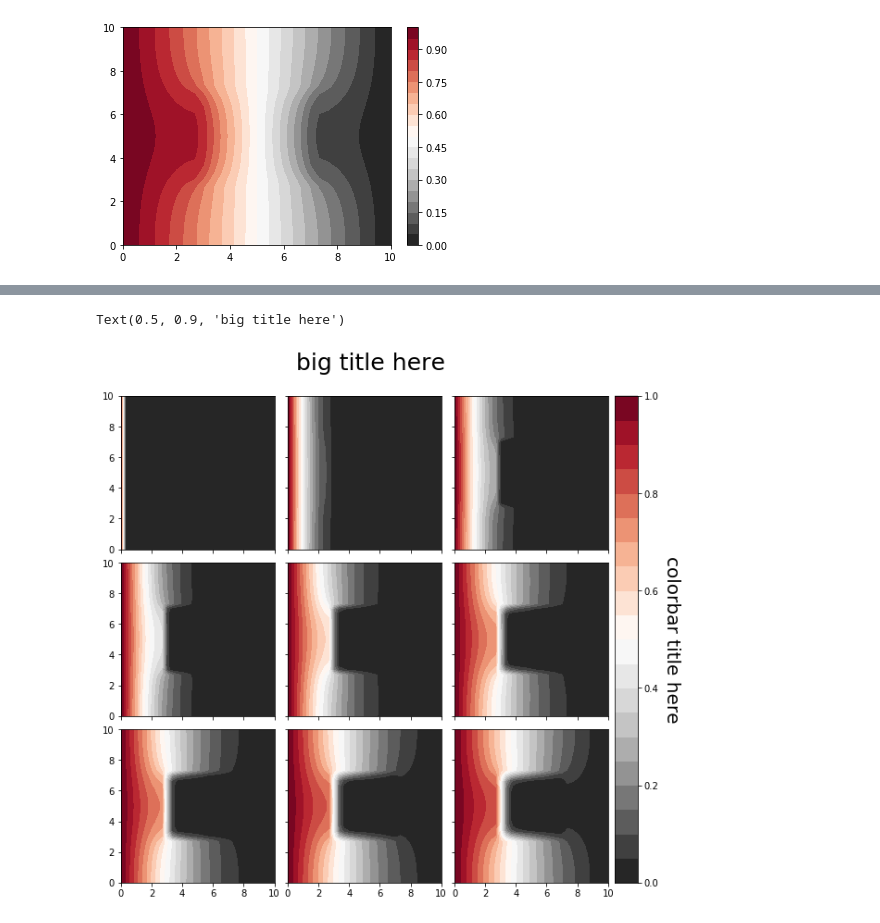
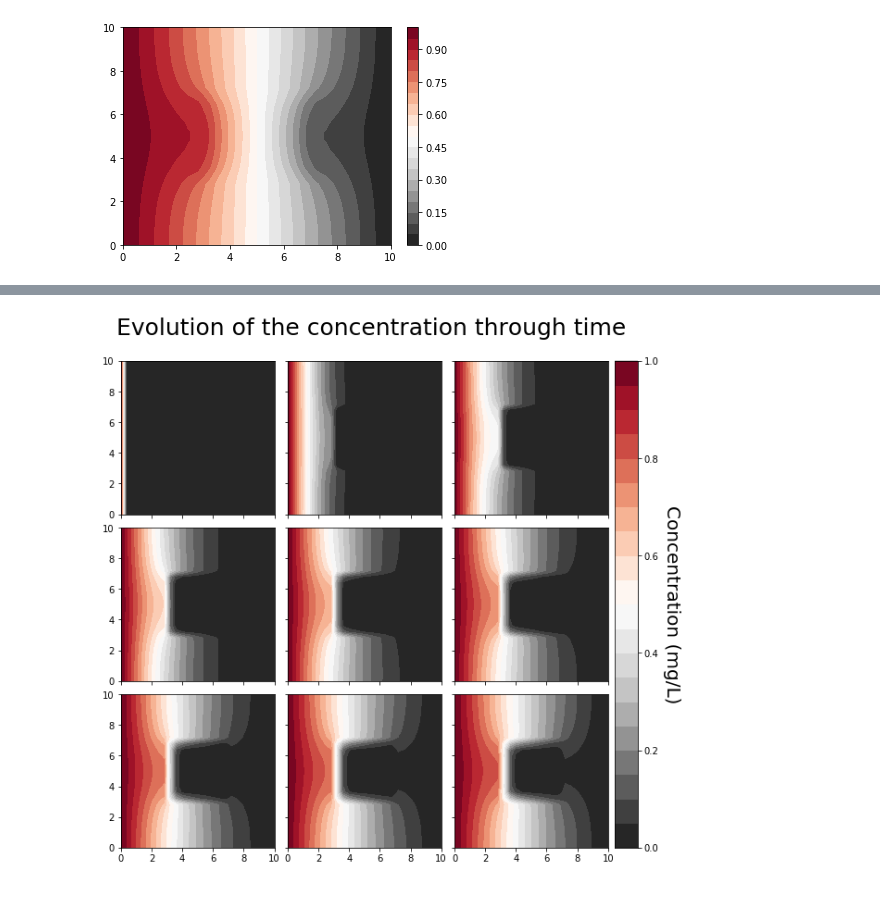
Before and after one commit to phaustin/e213_2019, a Jupyter notebook: notebooks/FiniteVolume/2D_Transient_Error.ipynb, the cells around one changed output, grey strips where cells are left out. Cells and saved outputs as stored; diff of their text form; code cells hidden in the pictures.

```diff
--- a/notebooks/FiniteVolume/2D_Transient_Error.ipynb
+++ b/notebooks/FiniteVolume/2D_Transient_Error.ipynb
@@ -489,0 +546,2 @@ def vec2mat(v, nrow, ncol):
+# %%
+Diff_low = Diff*Decreasing_Factor
@@ -504 +648,15 @@ plt.colorbar()
+# %%
+Number_of_fig = 9
+c = np.zeros(((N_y, N_x, Number_of_fig)))
+for i in range(Number_of_fig):
+    c[:,:,i] = c_init
+Tf = 800
+nTstp = int(Tf/dt) # Number of timestep
+n_of_tstep_before_fig = int(nTstp/(Number_of_fig-1))
+
+
+# We will plot the different slices of c in the end.
+# You have to save the values of the solution at certain timesteps in c[:,:,New_timestep]
+# %%
+Automated_plot = True # set that to False if you don't want the automated 9 plots
 # %%
@@ -532,29 +697,29 @@ for t in range(nTstp - 1):
 # %%
 # https://jdhao.github.io/2017/06/11/mpl_multiplot_one_colorbar/
 # https://matplotlib.org/tutorials/toolkits/axes_grid.html
 
-fig = plt.figure(figsize=(10, 10))
+if Automated_plot:
+    fig = plt.figure(figsize=(10, 10))
 
-ntimesteps = nfig
-time_steps = np.array([0, 1, 2, 3, 5, 8, 9, 12, 15])
+    ntimesteps = nfig
+    time_steps = np.array([0, 1, 2, 3, 4, 5, 6, 7, 8])
 
-grid = AxesGrid(
-    fig,
-    111,
-    nrows_ncols=(3, 3),
-    axes_pad=0.20,
-    cbar_mode="single",
-    cbar_location="right",
-    cbar_pad=0.1,
-)
+    grid = AxesGrid(
+        fig,
+        111,
+        nrows_ncols=(3, 3),
+        axes_pad=0.20,
+        cbar_mode="single",
+        cbar_location="right",
+        cbar_pad=0.1,
+    )
 
-for time_index, the_ax in zip(time_steps, grid):
-    the_ax.axis("equal")
-    im = the_ax.contourf(x, y, c[:, :, time_index], 20, cmap=cm)
+    for time_index, the_ax in zip(time_steps, grid):
+        the_ax.axis("equal")
+        im = the_ax.contourf(x, y, c[:, :, time_index], 20, cmap=cm)
 
-cbar = grid.cbar_axes[0].colorbar(im)
-cbar.set_label_text("colorbar title here", rotation=270, size=20, va="bottom")
-fig.suptitle("big title here", y=0.9, size=25, va="bottom")
+    cbar = grid.cbar_axes[0].colorbar(im)
+    cbar.set_label_text("Concentration (mg/L)", rotation=270, size=20, va="bottom");
+    fig.suptitle("Evolution of the concentration through time", y=0.9, size=25, va="bottom");
 # %% [output]
-Text(0.5, 0.9, 'big title here')
-[figure, old version]
+[figure, new version]
```
Also changed, not shown: parts of 32 cells of this notebook.
